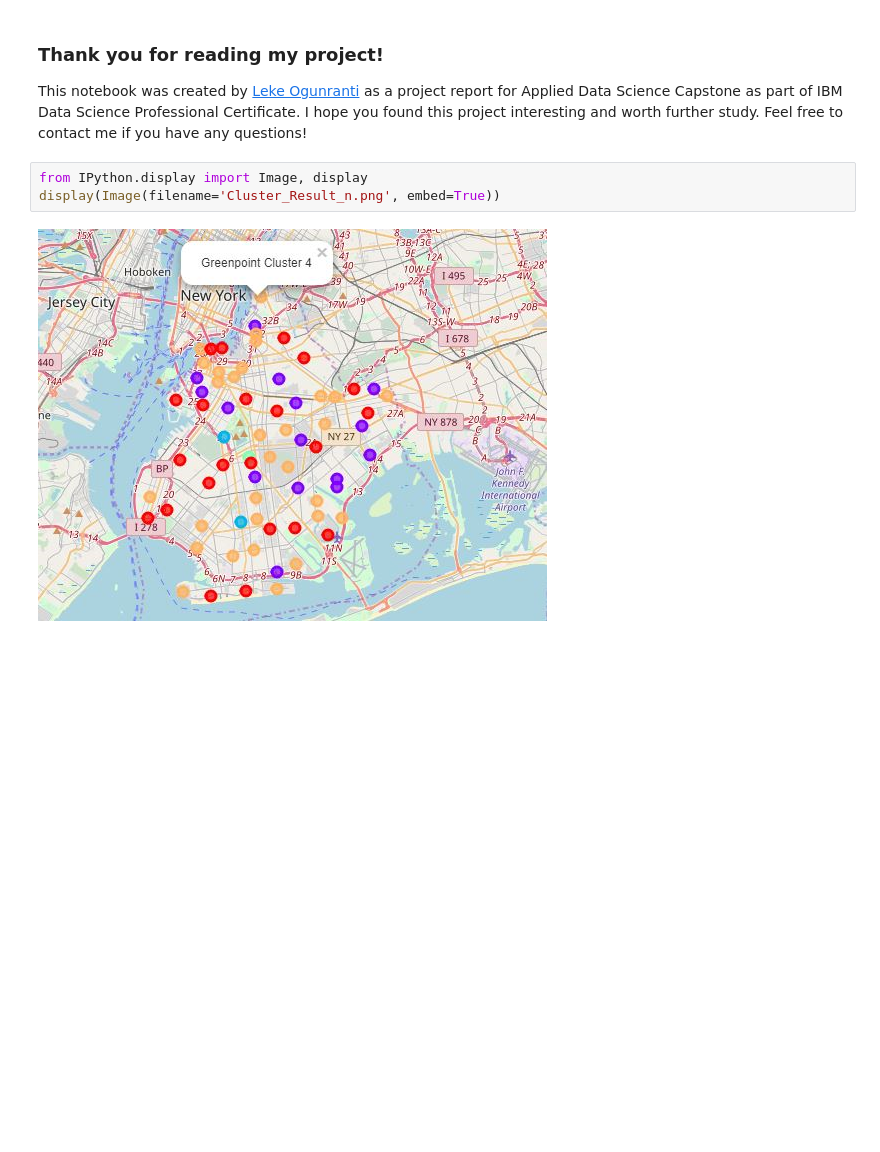
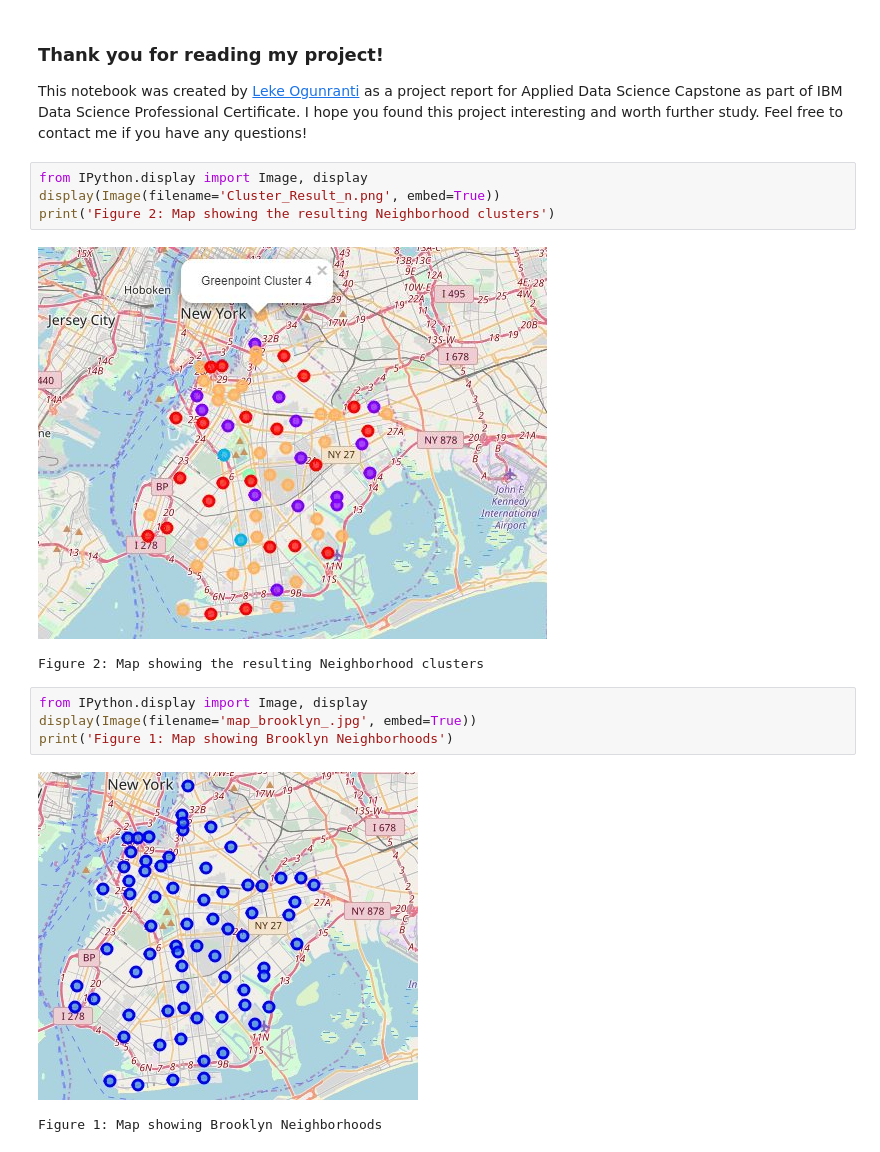
Before and after one commit to Gbemileke/Coursera-Capstone-Project, a Jupyter notebook: Leke_Capstone_Project_Report.ipynb, the cells around one changed output. Drawn from its saved outputs; the diff is of its cells as text; blank space fills up the shorter version.

```diff
--- a/Leke_Capstone_Project_Report.ipynb
+++ b/Leke_Capstone_Project_Report.ipynb
@@ -81,5 +81,14 @@ This notebook was created by [Leke Ogunranti](https://www.linkedin.com/in/leke-o
 # %%
 from IPython.display import Image, display
 display(Image(filename='Cluster_Result_n.png', embed=True))
+print('Figure 2: Map showing the resulting Neighborhood clusters')
 # %% [output]
 [figure]
+Figure 2: Map showing the resulting Neighborhood clusters
+# %%
+from IPython.display import Image, display
+display(Image(filename='map_brooklyn_.jpg', embed=True))
+print('Figure 1: Map showing Brooklyn Neighborhoods')
+# %% [output]
+[figure, added]
+Figure 1: Map showing Brooklyn Neighborhoods
```
